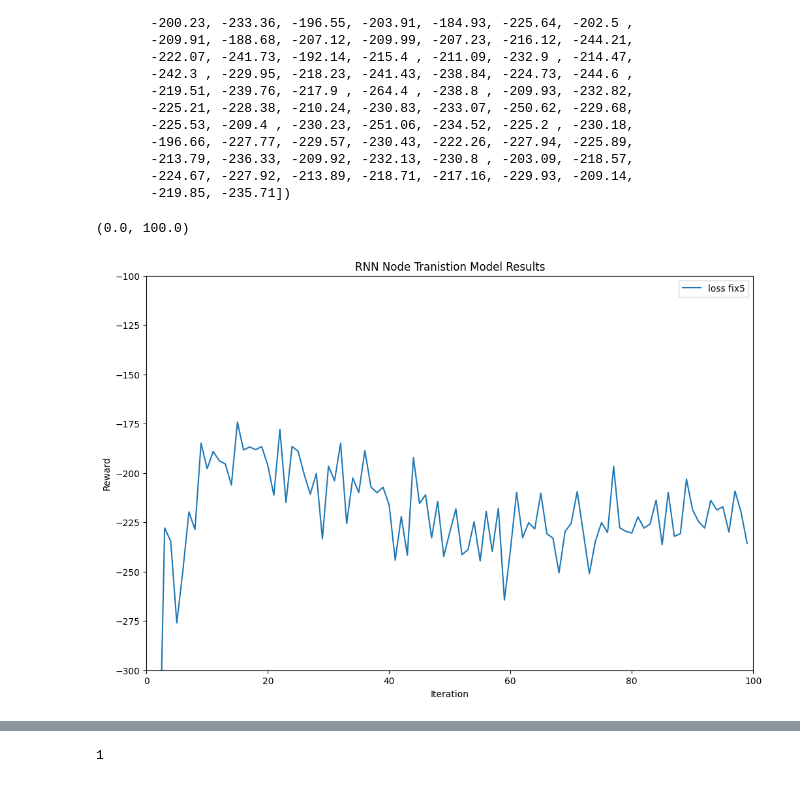
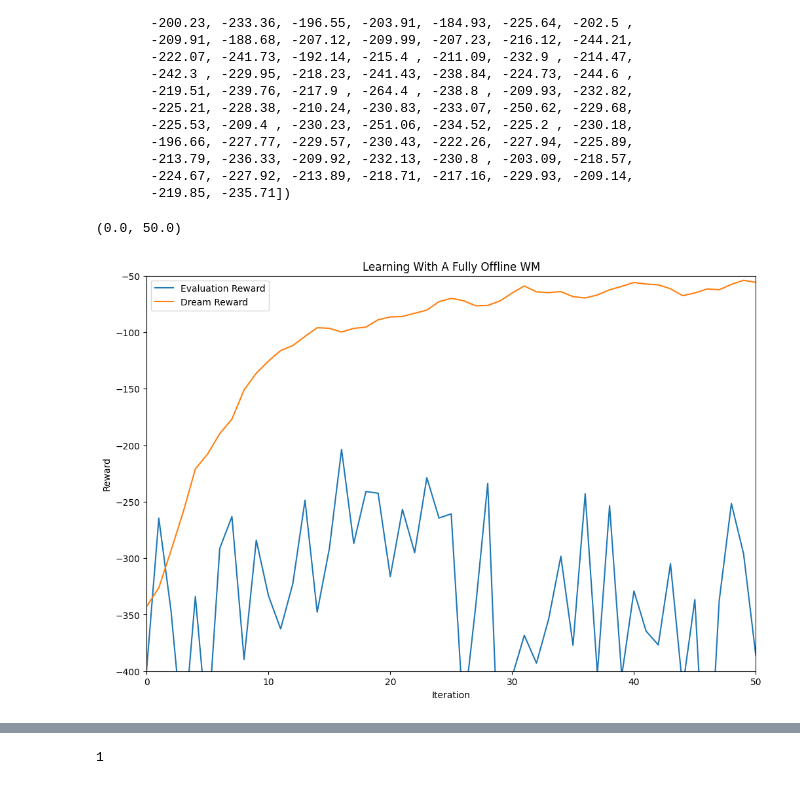
Before and after one commit to cage-challenge/cage-challenge-2, a Jupyter notebook: CybORG/CybORG/MBPPO/plots.ipynb, the cells around one changed output, grey strips where cells are left out. Drawn from its saved outputs; the diff is of its cells as text; code cells hidden in the pictures.

```diff
--- a/CybORG/CybORG/MBPPO/plots.ipynb
+++ b/CybORG/CybORG/MBPPO/plots.ipynb
@@ -27,18 +27,18 @@ array([-373.23, -454.99, -373.46, -227.87, -234.65, -275.97, -249.67,
 # %%
 fig = plt.figure(figsize=(12, 8), dpi=100)
 
-plt.plot(np.load('offline_node_real0.npy'), label="loss fix5")
-#plt.plot(np.load('node_priv_unk_lstm6.npy'), label="loss fix6")
+plt.plot(np.load('offline_node_real0.npy'), label="Evaluation Reward")
+plt.plot(np.load('offline_node_dream0.npy'), label="Dream Reward")
 
 plt.legend()
-plt.title('RNN Node Tranistion Model Results')
+plt.title('Learning With A Fully Offline WM')
 plt.xlabel('Iteration')
 plt.ylabel('Reward')
-plt.ylim(-300, -100)
-plt.xlim(0, 100)
+plt.ylim(-400, -50)
+plt.xlim(0, 50)
 # %% [output]
-(0.0, 100.0)
+(0.0, 50.0)
-[figure, old version]
+[figure, new version]
 # %%
 mean = np.zeros((5,60))
 for i in range(5):
```
Also changed, not shown: parts of 35 cells of this notebook, 8 other files.
